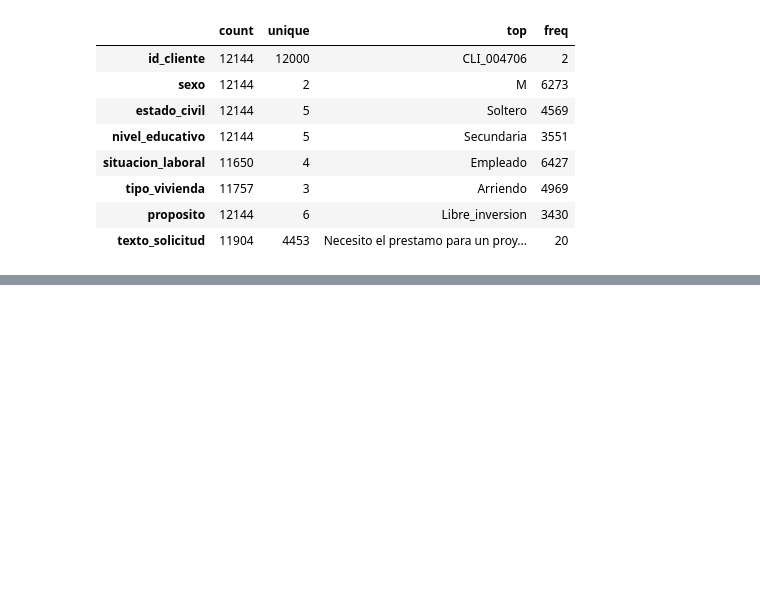
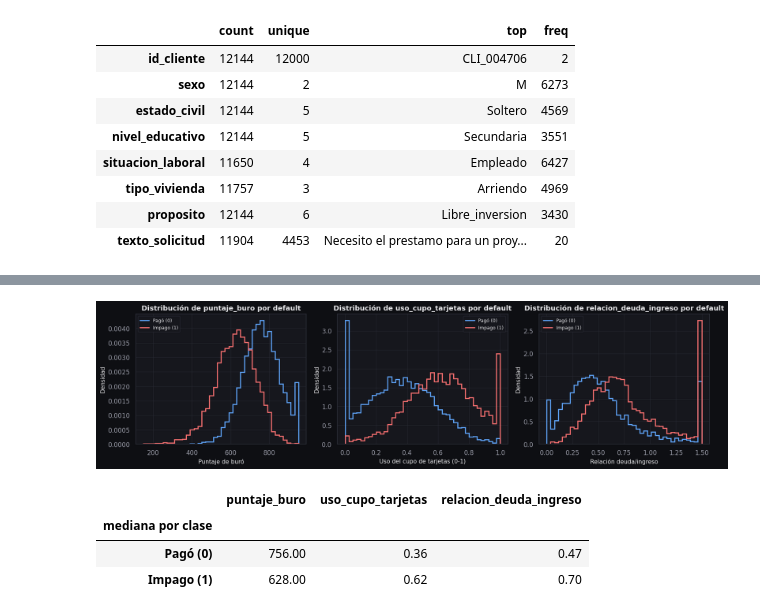
Before and after one commit to dapovedag/proyecto_integrador, a Jupyter notebook: Back/notebooks/02_exploracion_preliminar.ipynb, the cells around one changed output, grey strips where cells are left out. Saved outputs shown, nothing was run; the diff lists cells and outputs as text; code cells hidden in the pictures; blank space fills up the shorter version.

```diff
--- a/Back/notebooks/02_exploracion_preliminar.ipynb
+++ b/Back/notebooks/02_exploracion_preliminar.ipynb
@@ -418,13 +217,0 @@ plt.tight_layout(); plt.show()
-# %%
-cats = ["situacion_laboral", "nivel_educativo", "tipo_vivienda", "proposito", "estado_civil", "sexo"]
-fig, axes = plt.subplots(2, 3, figsize=(16, 8.5))
-for ax, col in zip(axes.ravel(), cats):
-    tasa = df.groupby(col)[TARGET].mean().sort_values(ascending=False)
-    sns.barplot(x=tasa.values, y=tasa.index, ax=ax, color="#d1495b")
-    ax.axvline(df[TARGET].mean(), ls="--", color="black", lw=1, label="Promedio global")
-    ax.set_title(f"Tasa de impago por {col}"); ax.set_xlabel("Tasa de impago"); ax.set_ylabel(col)
-    for i, v in enumerate(tasa.values):
-        ax.text(v + 0.005, i, f"{v:.1%}", va="center", fontsize=9)
-    ax.set_xlim(0, max(0.75, tasa.max() + 0.08))
-axes[0, 0].legend(loc="lower right")
-plt.tight_layout(); plt.show()
@@ -457,0 +570,19 @@ plt.show()
+# %%
+vars_buro = [("puntaje_buro", "Puntaje de buró"), ("uso_cupo_tarjetas", "Uso del cupo de tarjetas (0-1)"),
+             ("relacion_deuda_ingreso", "Relación deuda/ingreso")]
+fig, axes = plt.subplots(1, 3, figsize=(15, 4.2))
+for ax, (col, xl) in zip(axes, vars_buro):
+    datos = df[[col, TARGET]].dropna()
+    bordes = np.histogram_bin_edges(datos[col], bins=40)
+    series = []
+    for clase in (0, 1):
+        dens, _ = np.histogram(datos.loc[datos[TARGET] == clase, col], bins=bordes, density=True)
+        ax.stairs(dens, bordes, color=COLORES_CLASE[clase], lw=1.8, label=NOMBRE_CLASE[clase])
+        series.append({"nombre": NOMBRE_CLASE[clase], "conteos": dens.round(4).tolist()})
+    ax.set(title=f"Distribución de {col} por default", xlabel=xl, ylabel="Densidad")
+    ax.legend(fontsize=8)
+    figura_front("histograma", f"Distribución de {col} por default", {"bordes": bordes.round(4).tolist(), "series": series},
+                 ejes={"x": xl, "y": "Densidad"}, clave=f"hist_{col}_por_default", opciones={"normalizado": "densidad"})
+plt.show()
+df.groupby(TARGET)[[c for c, _ in vars_buro]].median().rename(index=NOMBRE_CLASE).rename_axis("mediana por clase")
+# %% [output]
@@ -457,0 +592,5 @@ plt.show()
+[figure, added]
+|  | puntaje_buro | uso_cupo_tarjetas | relacion_deuda_ingreso |
+| mediana por clase |  |  |  |
+| Pagó (0) | 756.00 | 0.36 | 0.47 |
+| Impago (1) | 628.00 | 0.62 | 0.70 |
```
Also changed, not shown: parts of 105 cells of this notebook, 6 other files.
